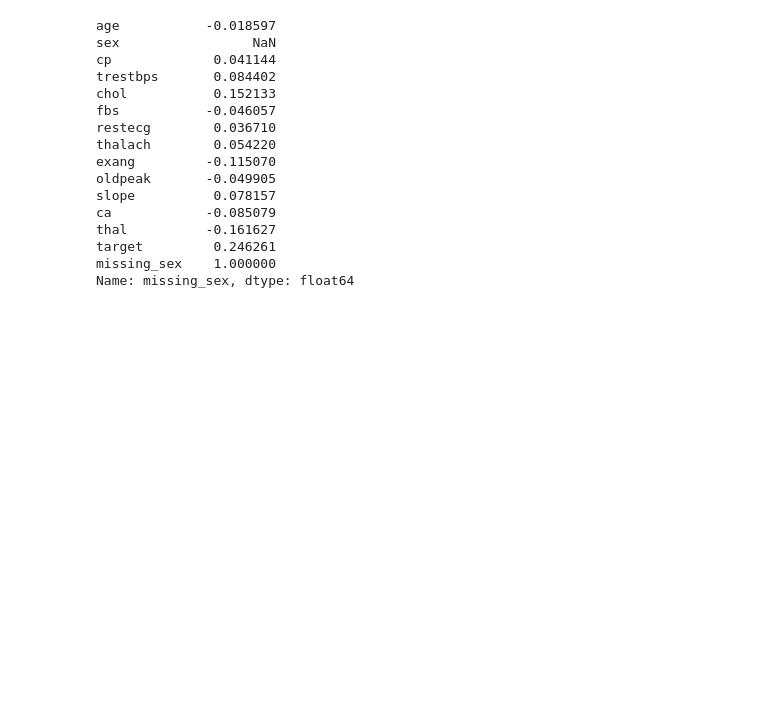
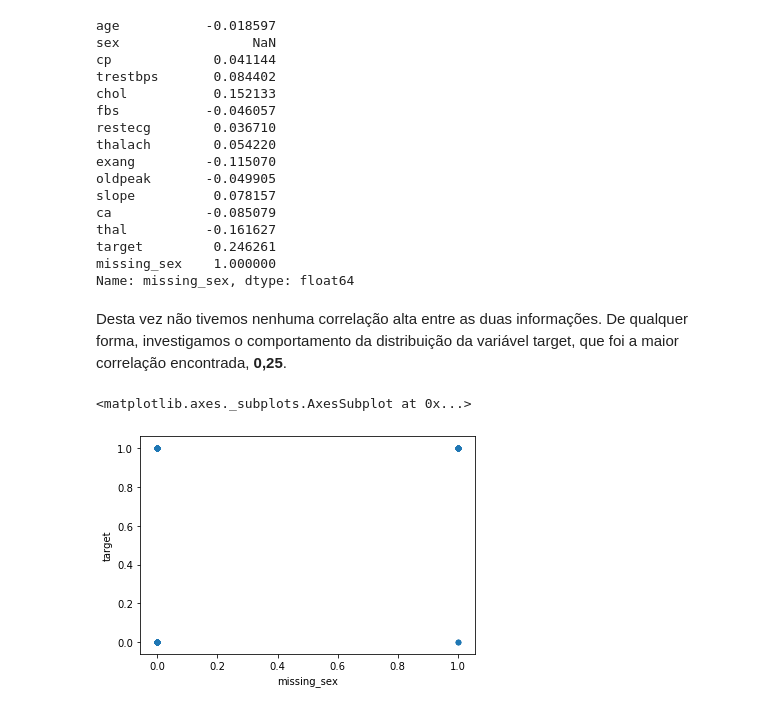
Before and after one commit to andisantos/MO826_labs, a Jupyter notebook: lab2/lab2.ipynb, the cells around one changed output. Saved outputs shown, nothing was run; the diff lists cells and outputs as text; code cells hidden in the pictures; blank space fills up the shorter version.

```diff
--- a/lab2/lab2.ipynb
+++ b/lab2/lab2.ipynb
@@ -215,3 +249,10 @@ thal          -0.161627
 target         0.246261
 missing_sex    1.000000
 Name: missing_sex, dtype: float64
+# %% [markdown]
+Desta vez não tivemos nenhuma correlação alta entre as duas informações. De qualquer forma, investigamos o comportamento da distribuição da variável target, que foi a maior correlação encontrada, **0,25**.
+# %%
+sex_df.plot.scatter("missing_sex", "target")
+# %% [output]
+<matplotlib.axes._subplots.AxesSubplot at 0x...>
+[figure, added]
```
Also changed, not shown: parts of 52 cells of this notebook.
